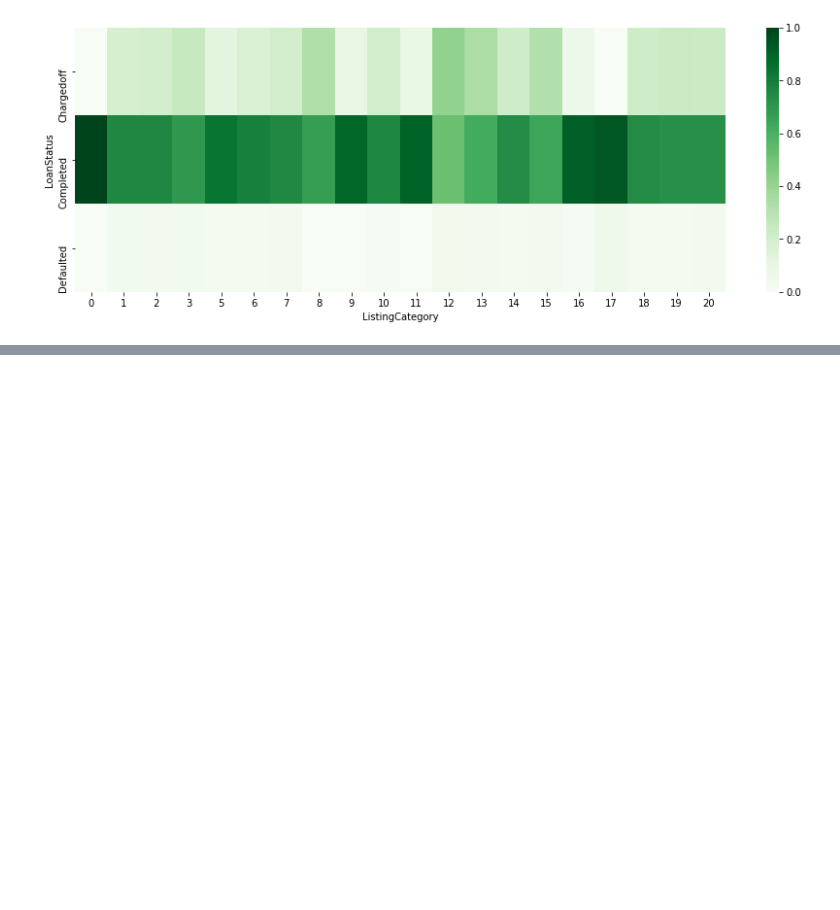
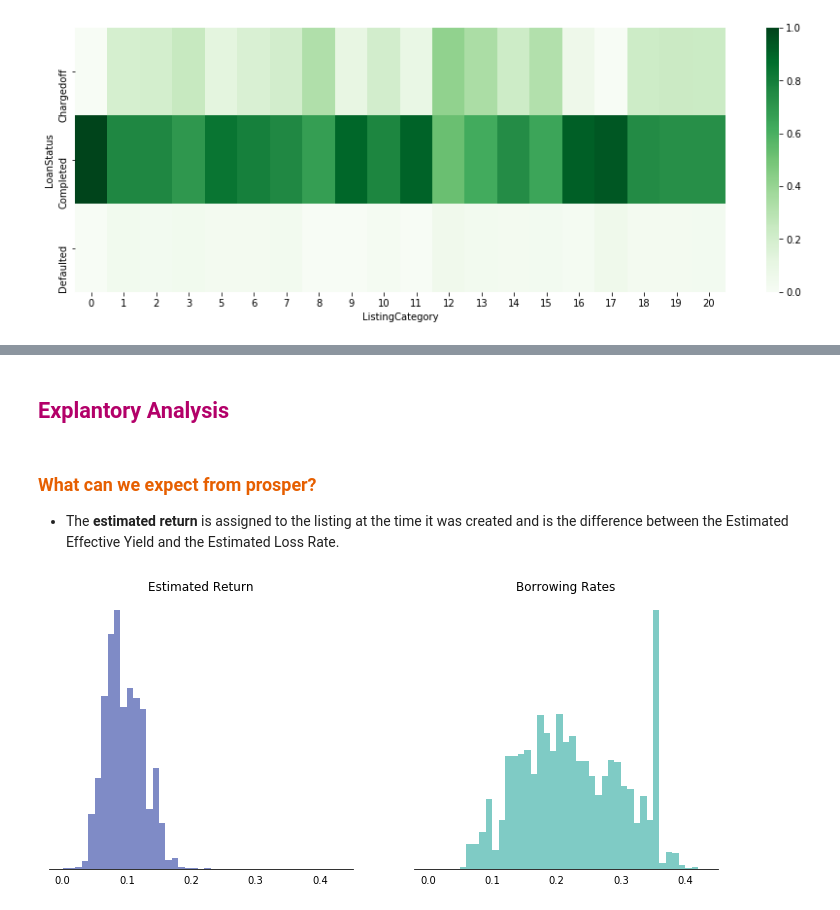
Before and after one commit to jovanmedfordDataAnalyst/loan-data-from-prosper, a Jupyter notebook: loan-analysis.ipynb, the cells around one changed output, grey strips where cells are left out. Saved outputs shown, nothing was run; the diff lists cells and outputs as text; code cells hidden in the pictures; blank space fills up the shorter version.

Commit message:
feat: Add polished hists of Estimated Return and Borrowing Rates

```diff
--- a/loan-analysis.ipynb
+++ b/loan-analysis.ipynb
@@ -347,0 +348,29 @@ plt.legend(loc=1, fontsize = 9)
+# %% [markdown]
+## <font color=#b30069> Explantory Analysis </font>
+# %% [markdown]
+### <font color=#e65f00>What can we expect from prosper?</font>
+
+- The **estimated return** is assigned to the listing at the time it was created and is the difference between the Estimated Effective Yield and the Estimated Loss Rate.
+# %%
+fig = plt.figure(figsize = (12,5))
+ax1 = fig.add_subplot(1,2,1)
+ax2 = fig.add_subplot(1,2,2)
+
+axes = [ax1,ax2]
+positions=['right','left','top']
+bin_edges1=np.arange(0,max(post_july["BorrowerAPR"].dropna())+0.01,0.01)
+ax1.hist(post_july["EstimatedReturn"].dropna(), bins = bin_edges1, color = '#00198e', alpha =0.5);
+
+for ax in axes:
+    ax.tick_params(left = 'off', bottom = 'off')
+    for pos in positions:
+        ax.spines[pos].set_visible(False)
+    ax.set_yticklabels('')
+
+ax1.set_title("Estimated Return")
+ax2.set_title('Borrowing Rates')
+
+bin_edges2=np.arange(0,max(post_july["BorrowerAPR"])+0.01,0.01)
+ax2.hist(post_july["BorrowerAPR"], bins=bin_edges2, color = '#00998c',alpha=0.5);
+# %% [output]
+[figure, added]
```
Also changed, not shown: parts of 1 cell of this notebook.
